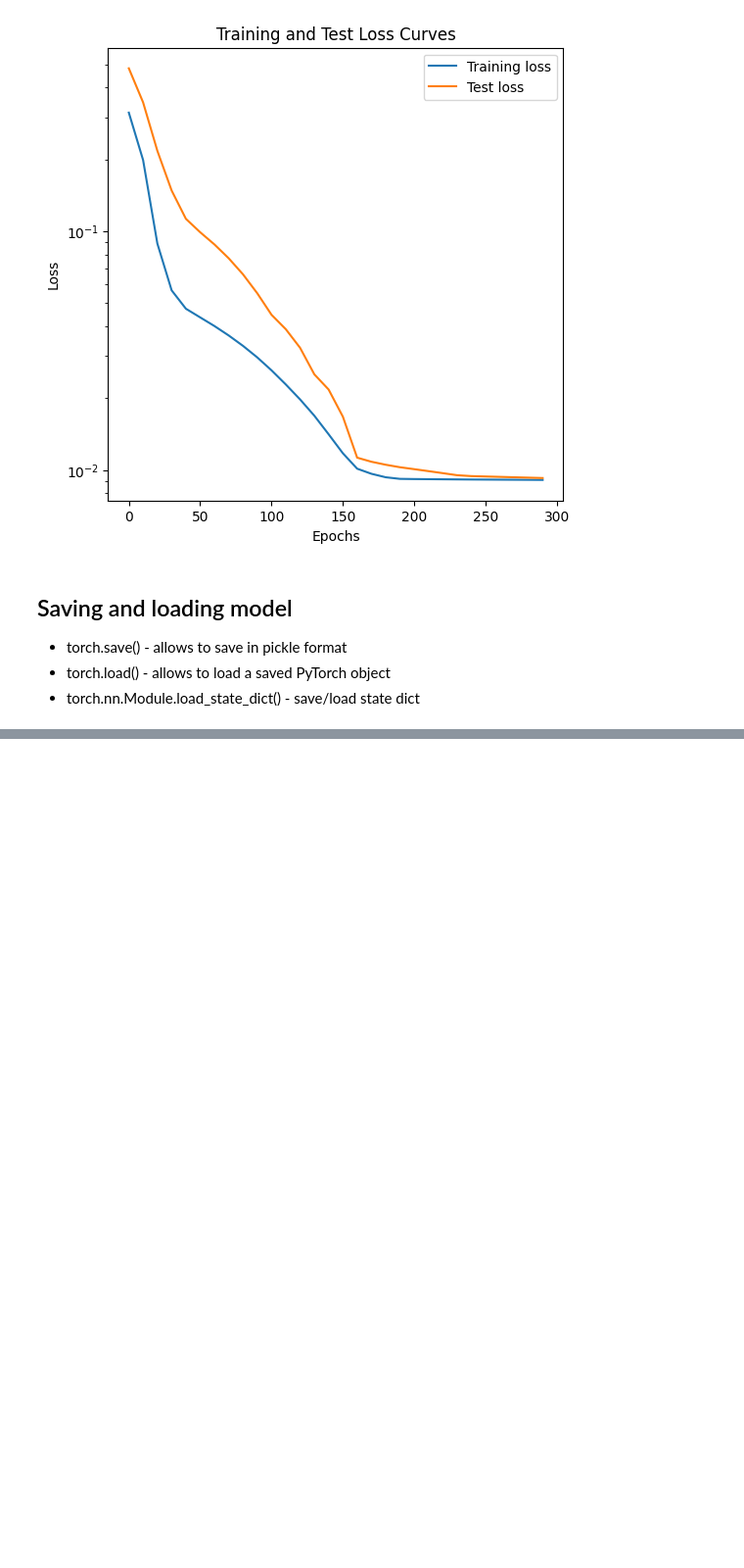
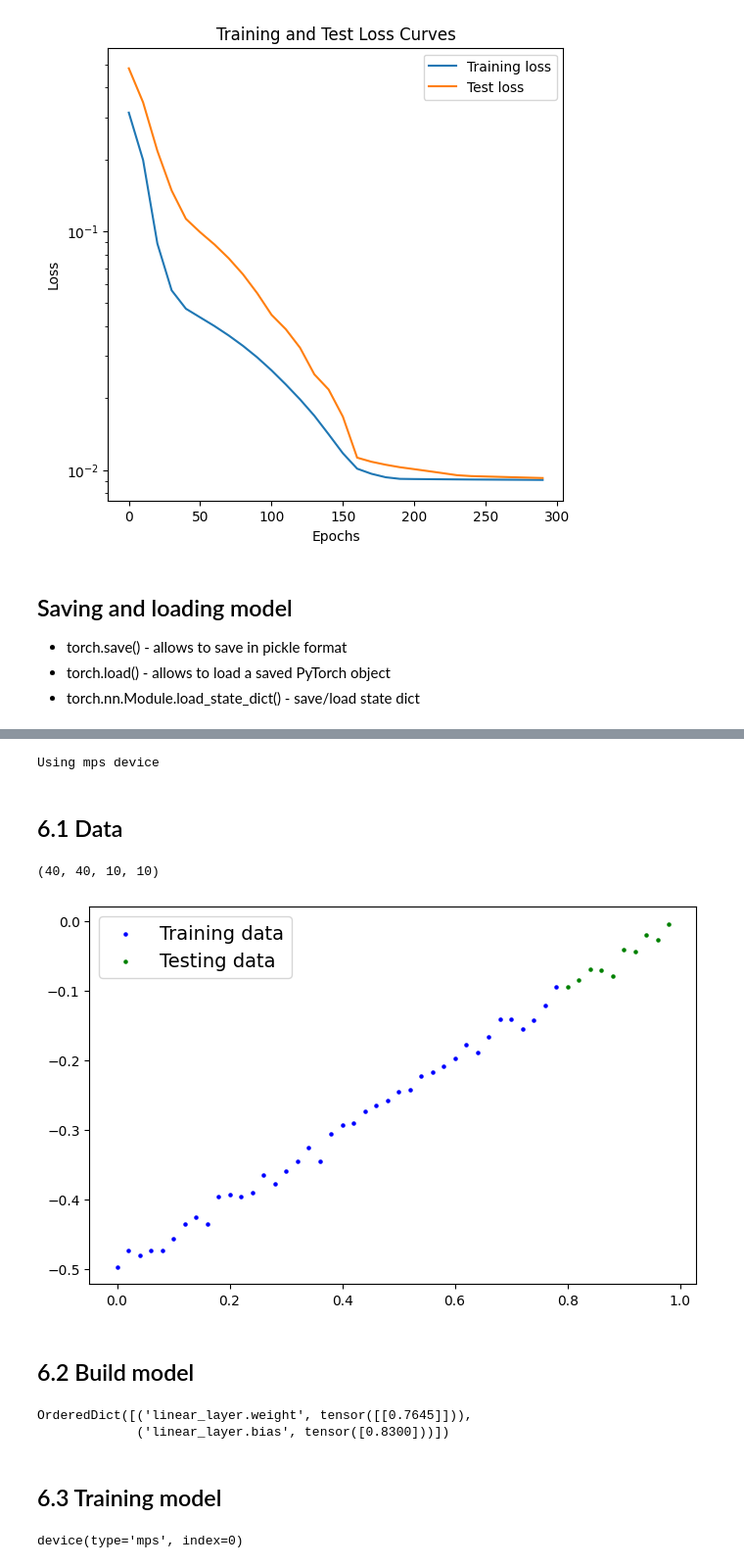
Before and after one commit to zorginess/PyTorch-NN-Deep-NN, a Jupyter notebook: 01_pytorch_workflow.ipynb, the cells around one changed output, grey strips where cells are left out. Shown at 98% size. Cells and saved outputs as stored; diff of their text form; code cells hidden in the pictures; blank space fills up the shorter version.

Commit message:
Finished linear regression

```diff
--- a/01_pytorch_workflow.ipynb
+++ b/01_pytorch_workflow.ipynb
@@ -280,0 +327,55 @@ torch.save(model_0.state_dict(), MODEL_PATH / "model_0_state_dict.pth")
+# %%
+device = 'mps' if torch.backends.mps.is_available() else 'cpu'
+print(f"Using {device} device")
+# %% [output]
+Using mps device
+# %% [markdown]
+## 6.1 Data
+# %%
+# create some data y = weight * X + bias + noise
+weight = 0.5
+bias = -0.5
+
+X = torch.arange(0, 1, 0.02).unsqueeze(1)
+y = weight * X + bias + torch.randn(X.shape) * 0.01
+# %%
+#split data
+split = int(0.8 * len(X))
+X_train, y_train = X[:split], y[:split]
+X_test, y_test = X[split:], y[split:]
+
+len(X_train), len(y_train), len(X_test), len(y_test)
+# %% [output]
+(40, 40, 10, 10)
+# %%
+plot_predictions(train_data=X_train,
+                 train_labels=y_train,
+                 test_data=X_test,
+                 test_labels=y_test)
+# %% [output]
+[figure, added]
+# %% [markdown]
+## 6.2 Build model
+# %%
+class LinearRegressionModelV2(nn.Module):
+    def __init__(self):
+        super().__init__()
+        ##use nn.Linear to create a linear layer with 1 input and 1 output feature
+        self.linear_layer = nn.Linear(in_features=1, out_features=1)
+
+    def forward(self, x: torch.Tensor) -> torch.Tensor:
+        return self.linear_layer(x)
+
+torch.manual_seed(42)
+model_1 = LinearRegressionModelV2()
+model_1.state_dict()
+# %% [output]
+OrderedDict([('linear_layer.weight', tensor([[0.7645]])),
+             ('linear_layer.bias', tensor([0.8300]))])
+# %% [markdown]
+## 6.3 Training model
+# %%
+model_1.to(device)
+next(model_1.parameters()).device
+# %% [output]
+device(type='mps', index=0)
```
Also changed, not shown: parts of 18 cells of this notebook, 1 other file.
